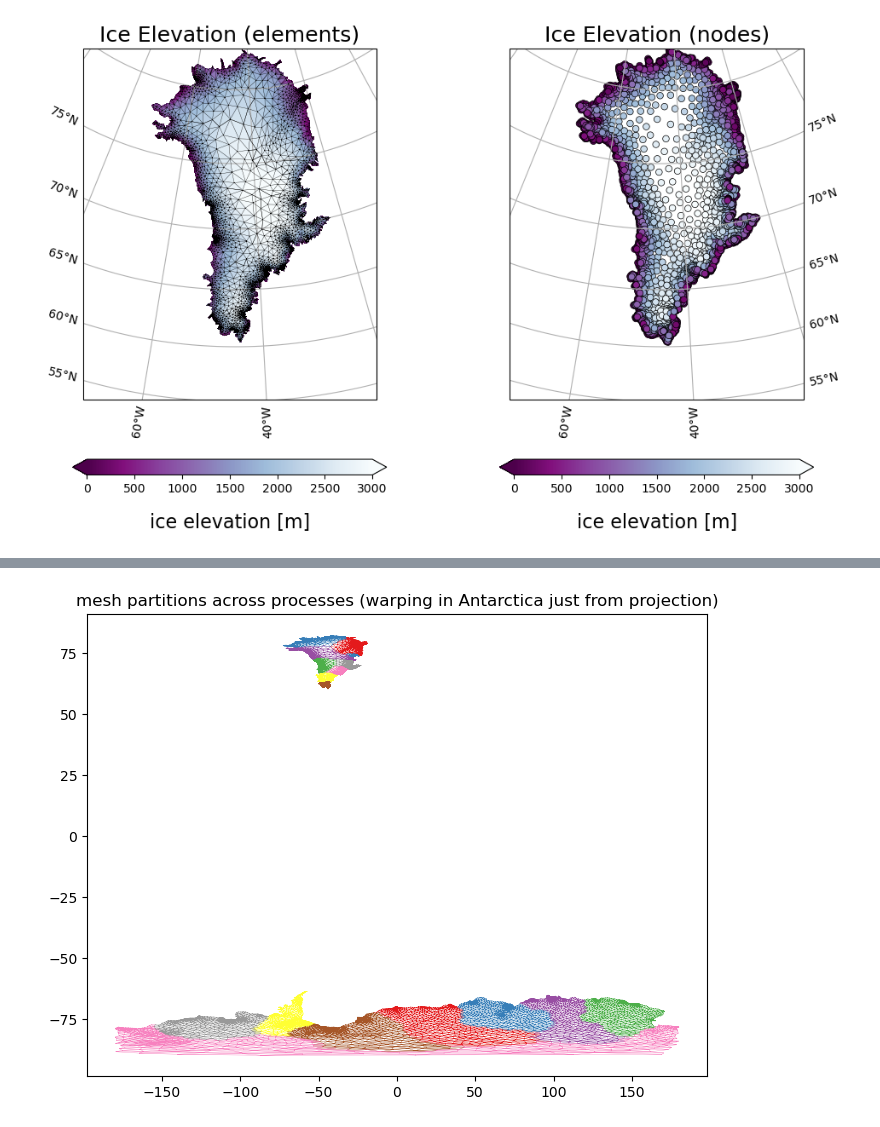
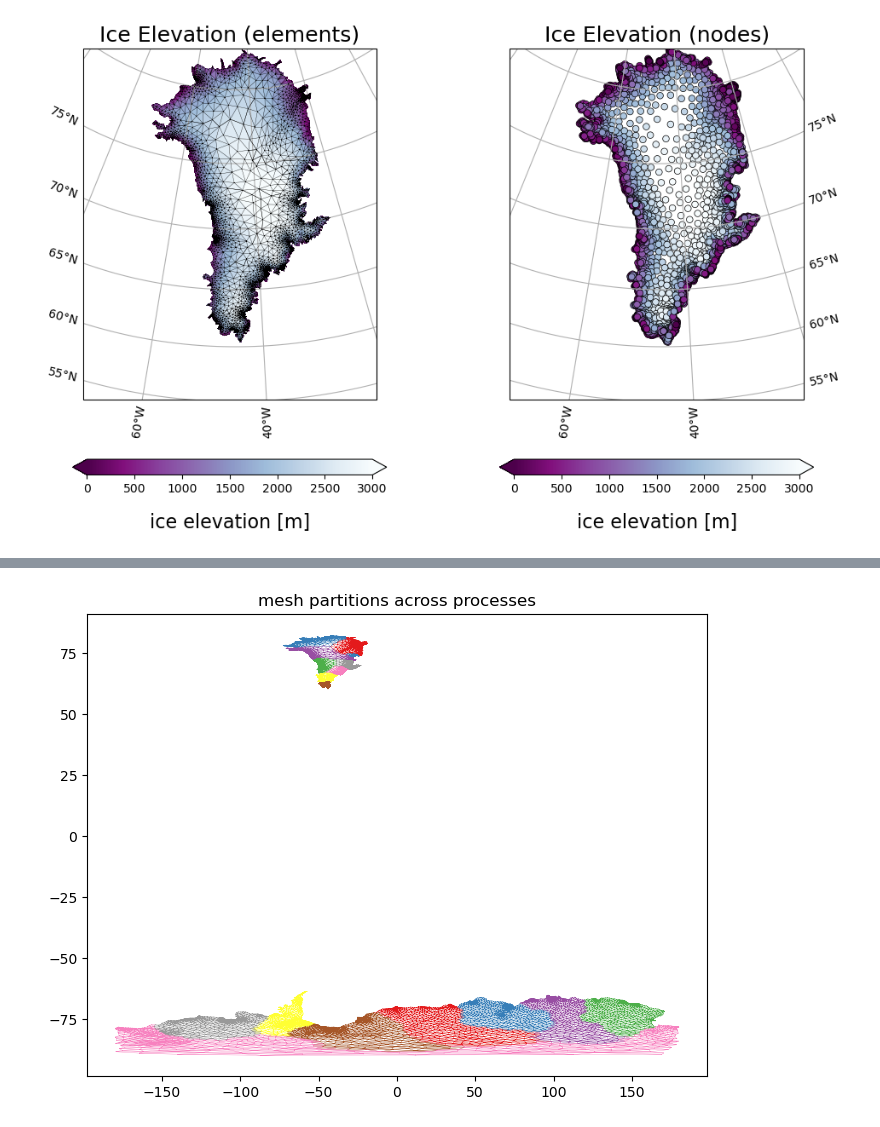
Before and after one commit to GEOS-ESM/ISSM, a Jupyter notebook: examples/GEOSInput/plotting.ipynb, the cells around one changed output, grey strips where cells are left out. Saved outputs shown, nothing was run; the diff lists cells and outputs as text; code cells hidden in the pictures.

```diff
--- a/examples/GEOSInput/plotting.ipynb
+++ b/examples/GEOSInput/plotting.ipynb
@@ -67,7 +67,6 @@ extent = [-70, -22, 55, 82]
 # Set extent around Greenland: [west_lon, east_lon, south_lat, north_lat]
 ax = axes[0]
 ax.set_extent(extent, crs=ccrs.PlateCarree())
-# ax.set_extent([-45, -39, 71.5, 73.5], crs=ccrs.PlateCarree())
 
 
 # Add gridlines
@@ -105,7 +104,7 @@ for rank in range(num_ranks):
     elevation_nodes = ds[rank]["node_surf"].values
     node_owners = ds[rank]["node_owners"].values.astype('int')
     with np.errstate(invalid='ignore'):
-        p2 = ax.scatter(lon[node_owners==rank],lat[node_owners==rank],c=elevation_nodes,s=30,edgecolors='k',linewidths=0.5,cmap='BuPu_r',vmin=0,vmax=3000,transform=ccrs.PlateCarree())
+        p2 = ax.scatter(lon[node_owners==rank],lat[node_owners==rank],c=elevation_nodes[node_owners==rank],s=30,edgecolors='k',linewidths=0.5,cmap='BuPu_r',vmin=0,vmax=3000,transform=ccrs.PlateCarree())
 cbar = plt.colorbar(p2,extend='both',orientation='horizontal',shrink=0.75)
 cbar.set_label(r'ice elevation [m]',fontsize=16,labelpad=15)
 ax.set_title("Ice Elevation (nodes)",fontsize=18)
@@ -182,8 +126,6 @@ fig, ax = plt.subplots(
 )
 # Focus on Antarctica
 ax.set_extent([-180, 180, -90, -55], crs=ccrs.PlateCarree())
-
-
 
 # Add gridlines
 gl = ax.gridlines(draw_labels=True,
@@ -203,7 +145,7 @@ for rank in range(num_ranks):
 
     # Mask them
     tri.set_mask(cross)
-    vals = np.ma.masked_invalid(ds[rank]["ice_thick"].values)
+    vals = np.ma.masked_invalid(ds[rank]["element_surf"].values)
 
     with np.errstate(invalid='ignore'):
         ax.triplot(triang[rank],color='k',linewidth=0.25,transform=ccrs.PlateCarree(),zorder=100)
@@ -225,7 +167,7 @@ for rank in range(num_ranks):
             ax.triplot(tri_cross,color='k',linewidth=0.25,transform=ccrs.PlateCarree(),zorder=100)
 
 cbar = plt.colorbar(p1,extend='both',orientation='horizontal',shrink=0.5)
-cbar.set_label(r'ice thickness [m]',fontsize=16,labelpad=15)
+cbar.set_label(r'ice elevation [m]',fontsize=16,labelpad=15)
 plt.show()
 plt.close()
 # %% [output]
@@ -273,14 +256,24 @@ plt.close()
 # %%
 plt.close()
 plt.figure(figsize=(8,6))
-plt.title('mesh partitions across processes (warping in Antarctica just from projection)')
+plt.title('mesh partitions across processes')
 
 colors = cm.Set1(np.linspace(0, 1, num_ranks))
 
 for rank in range(num_ranks):
-    plt.triplot(triang[rank],linewidth=0.25,color=colors[rank])
+    tri = triang[rank]
+
+    # Get triangle vertex longitudes
+    tri_lon = tri.x[tri.triangles]
+
+    # Detect triangles that cross seam
+    cross = np.ptp(tri_lon, axis=1) > 180
+
+    # Mask them
+    tri.set_mask(cross)
+    plt.triplot(tri,linewidth=0.25,color=colors[rank])
 
 plt.show()
 plt.close()
 # %% [output]
-[figure, old version]
+[figure, new version]
```
Also changed, not shown: parts of 4 cells of this notebook, 2 other files.
